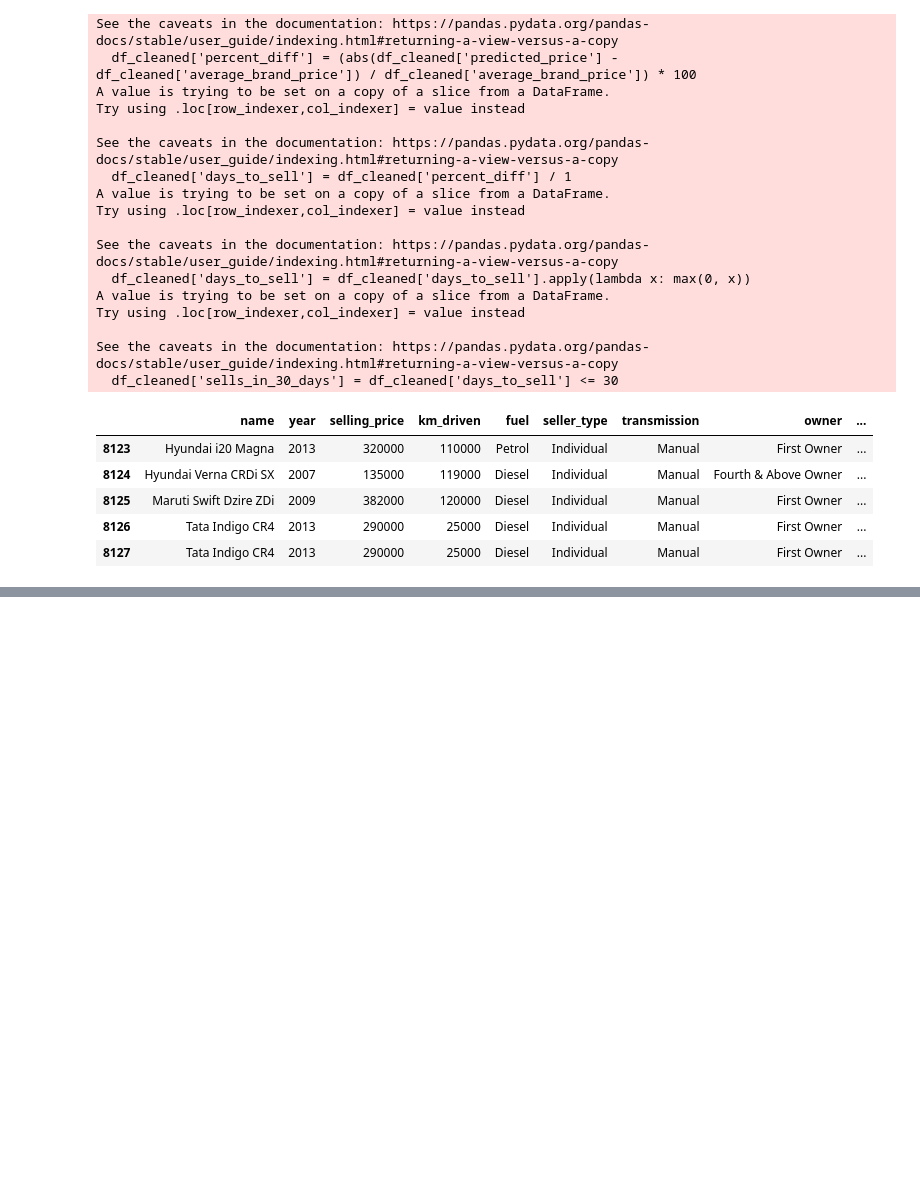
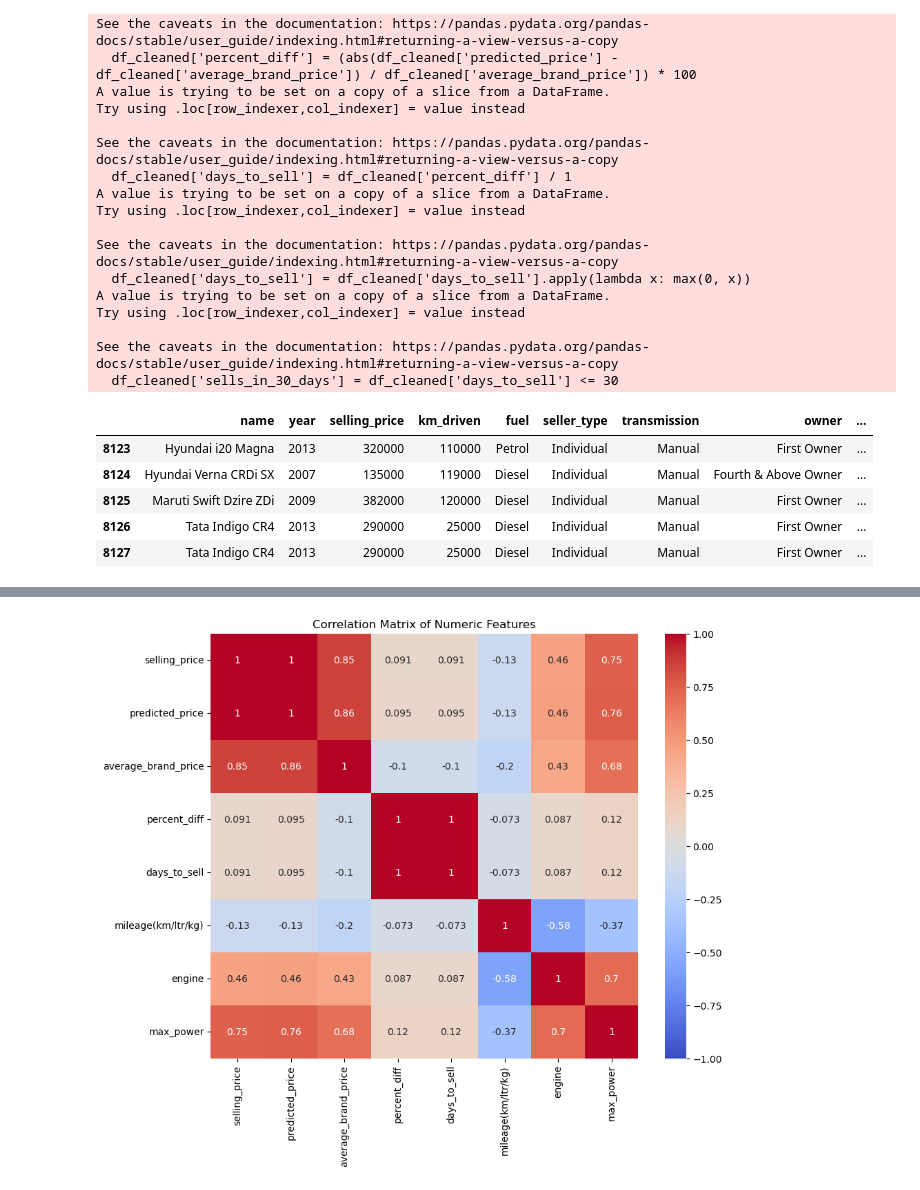
Before and after one commit to Moeinsiami/ml-mft, a Jupyter notebook: exercise/8/exercise-8.ipynb, the cells around one changed output, grey strips where cells are left out. Cells and saved outputs as stored; diff of their text form; code cells hidden in the pictures; blank space fills up the shorter version.

```diff
--- a/exercise/8/exercise-8.ipynb
+++ b/exercise/8/exercise-8.ipynb
@@ -170,0 +205,8 @@ See the caveats in the documentation: https://pandas.pydata.org/pandas-docs/stab
+# %%
+plt.figure(figsize=(10, 8))
+corr = df_cleaned[['selling_price', 'predicted_price', 'average_brand_price', 'percent_diff', 'days_to_sell', 'mileage(km/ltr/kg)', 'engine', 'max_power']].corr()
+sns.heatmap(corr, annot=True, cmap='coolwarm', vmin=-1, vmax=1)
+plt.title('Correlation Matrix of Numeric Features')
+plt.show()
+# %% [output]
+[figure, added]
```
Also changed, not shown: parts of 4 cells of this notebook.
